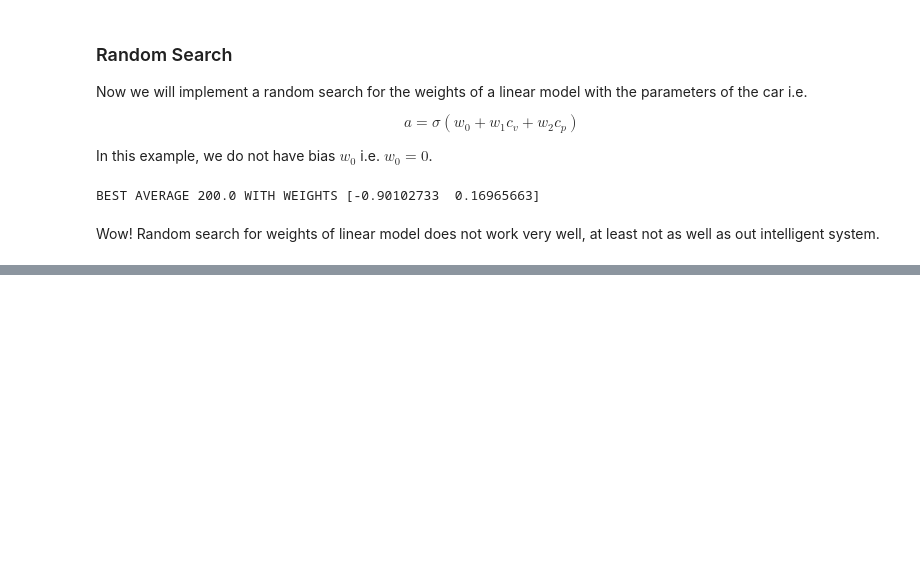
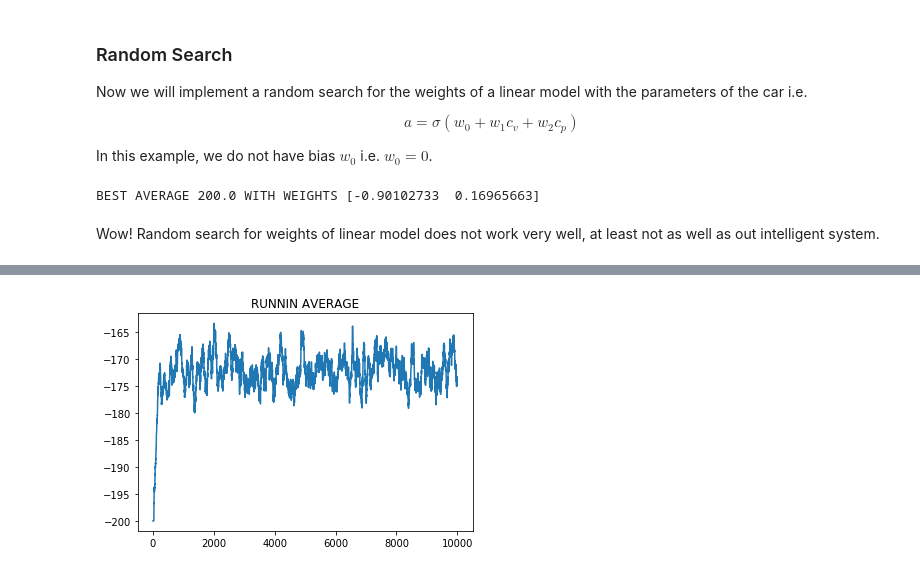
Before and after one commit to juanse1608/DRL-Udemy, a Jupyter notebook: Notebooks/MountainCarExample.ipynb, the cells around one changed output, grey strips where cells are left out. Drawn from its saved outputs; the diff is of its cells as text; code cells hidden in the pictures; blank space fills up the shorter version.

```diff
--- a/Notebooks/MountainCarExample.ipynb
+++ b/Notebooks/MountainCarExample.ipynb
@@ -309,0 +331,17 @@ Wow! Random search for weights of linear model does not work very well, at least
+# %%
+min_pos, max_pos = [-1.2, 0.6]
+min_vel, max_vel = [-0.07, 0.07]
+
+#Exercise: Determine how many steps, on average, are taken, when
+#actions are randomly sampled
+vels = []
+pole_vels = []
+angles = []
+for i in range(1000):
+    my_env.reset()
+    done = False
+    steps = 0
+    while not done:
+        obs, rew, done, _ = my_env.step(action=my_env.action_space.sample())
+        steps += 1
+my_env.close()
@@ -309,0 +350,8 @@ Wow! Random search for weights of linear model does not work very well, at least
+# %%
+#Define the bins for each one of the parameters
+num_bins = 17
+pos_bins = np.linspace(min_pos, max_pos, num_bins)
+vel_bins = np.linspace(min_vel, max_vel, num_bins)
+
+#Creates a list with the bins of each parameters in the order that the parameters are presented
+obs_bins = [pos_bins, vel_bins]
@@ -309,0 +410,5 @@ Wow! Random search for weights of linear model does not work very well, at least
+# %%
+q_tab = construct_q_tab(env=my_env, number_of_bins=num_bins)
+q_tab.iloc[:,1] = -10e+5
+
+print('SHAPE OF Q-TAB IS', q_tab.shape, 'AND COLUMN NAMES ARE', q_tab.columns)
@@ -309,0 +451,11 @@ Wow! Random search for weights of linear model does not work very well, at least
+# %%
+## ITERATE AND LEARN
+total_rewards = []
+gamma = 0.9
+
+for i in range(10000):
+    eps = 1.0/np.sqrt(i+1)
+    total_reward = play_game(env=my_env, q_tab=q_tab, eps=eps, gamma=gamma)
+    total_rewards.append(total_reward)
+    if (i+1) % 1000 == 0:
+        print(i+1, 'ITERATION -', np.mean(total_rewards[i-99:i+1]), 'TOTAL REWARD')
@@ -309,0 +473,4 @@ Wow! Random search for weights of linear model does not work very well, at least
+# %%
+plot_running_avg(np.array(total_rewards))
+# %% [output]
+[figure, added]
```
Also changed, not shown: parts of 12 cells of this notebook, 1 other file.
